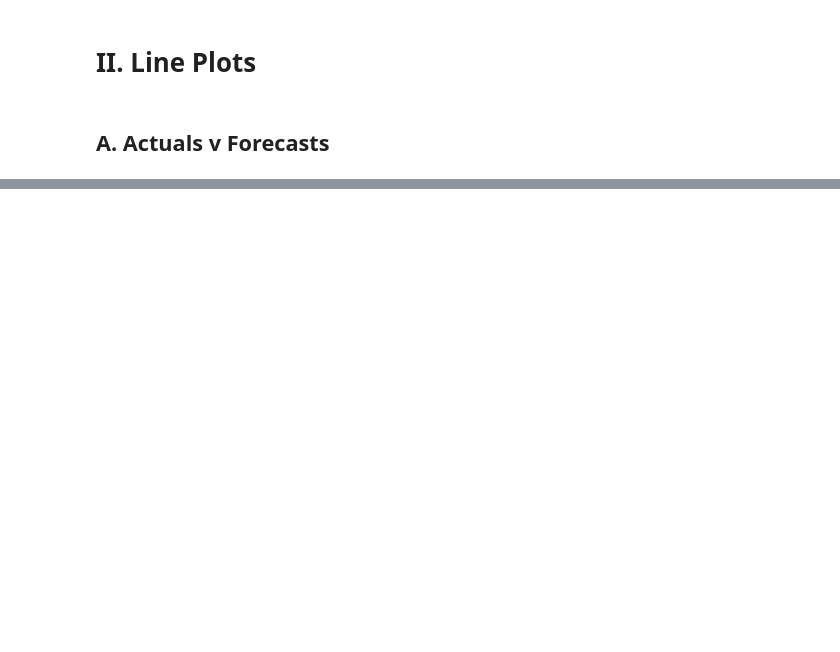
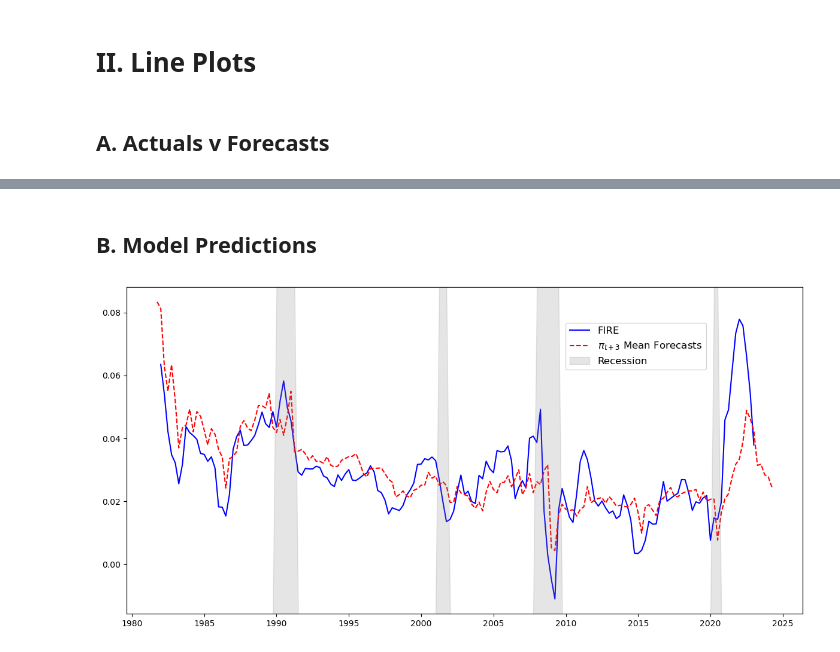
Before and after one commit to calvinmcelvain/expectation_replication, a Jupyter notebook: code/_005plots.ipynb, the cells around one changed output, grey strips where cells are left out. Saved outputs shown, nothing was run; the diff lists cells and outputs as text; code cells hidden in the pictures; blank space fills up the shorter version.

```diff
--- a/code/_005plots.ipynb
+++ b/code/_005plots.ipynb
@@ -149,0 +144,31 @@ fig.savefig('output/figures/act_errors_line.png', dpi=200)
+# %% [markdown]
+## B. Model Predictions
+# %%
+
+# FIRE Model
+fig, ax = plt.subplots(figsize=(12, 6))
+
+def ar_j(df):
+    grwth_t = df['t3']
+    reg = AutoReg(grwth_t, 1).fit()
+    return reg
+
+reg = ar_j(vintage_trim)
+
+# Generate AR(1) predictions
+ar_predictions = reg.predict(start=vintage_trim.index[0], end=vintage_trim.index[-1])
+ax.plot(vintage_trim.index, ar_predictions, color='blue', lw=1.5, label='FIRE')
+
+ax.plot(mean_spf_trim.index, mean_spf_trim['f_t3'], color='red', linestyle='dashed', lw=1.5, label=r'$\pi_{t+3}$ Mean Forecasts')
+
+ax1 = ax.twinx()
+ax1.fill_between(vintage_trim.index, 0, vintage_trim['rec'], color='grey', alpha=0.2, label='Recession')
+ax1.set_ylim(0, 1)
+ax1.get_yaxis().set_visible(False)
+
+
+fig.legend(loc='right', fontsize=12, bbox_to_anchor=(0.76, 0.75, 0.1, 0.12))
+plt.tight_layout()
+plt.show()
+# %% [output]
+[figure, added]
```
Also changed, not shown: parts of 4 cells of this notebook, 10 other files.
